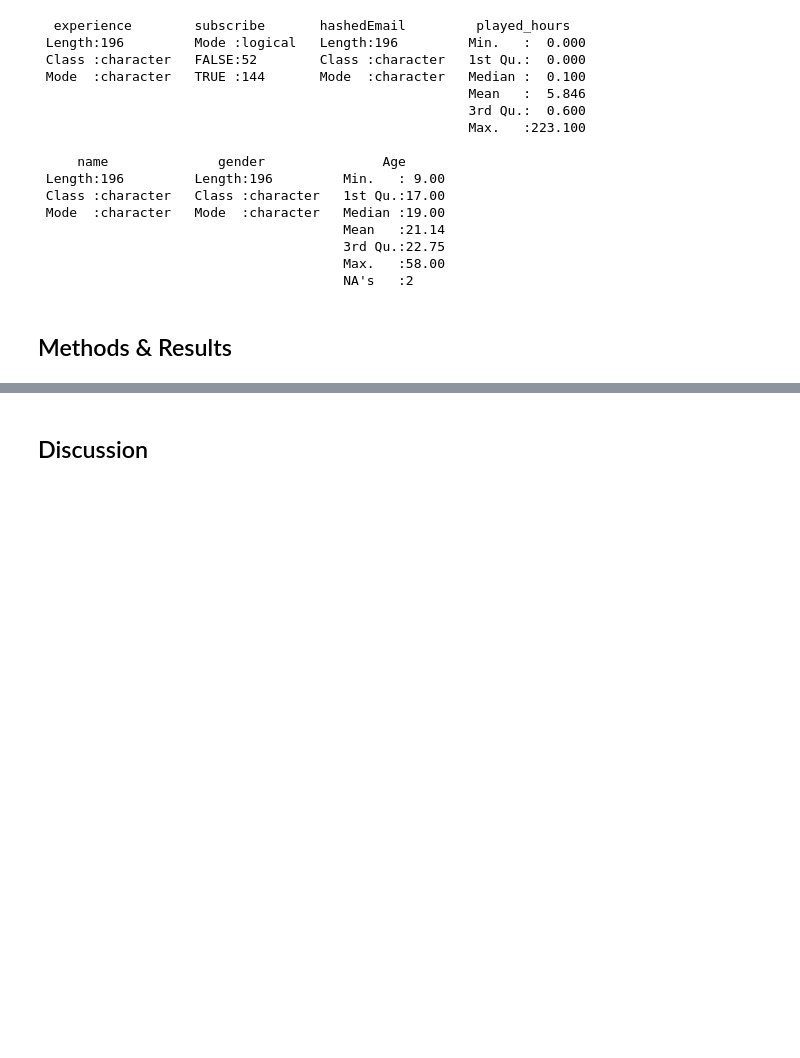
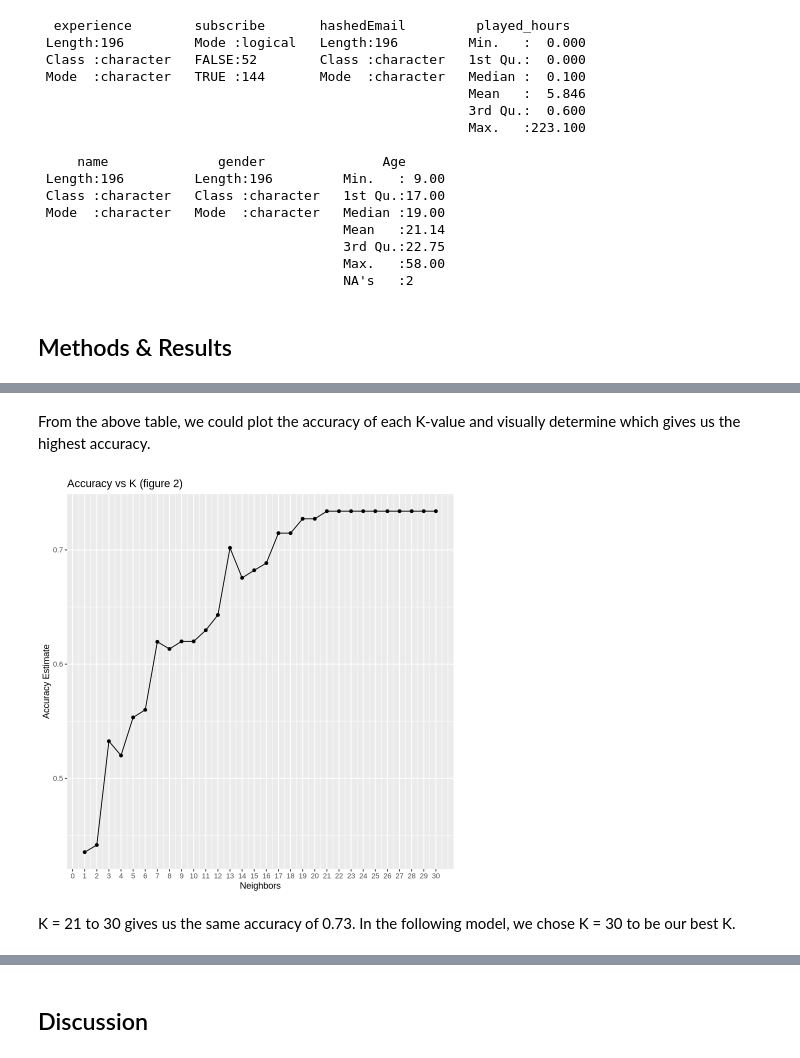
Before and after one commit to capybaraox/Group-18, a Jupyter notebook: Group 18.ipynb, the cells around one changed output, grey strips where cells are left out. Cells and saved outputs as stored; diff of their text form; code cells hidden in the pictures; blank space fills up the shorter version.

```diff
--- a/Group 18.ipynb
+++ b/Group 18.ipynb
@@ -76,0 +96,21 @@ A tibble: 196 × 7
+# %%
+set.seed(2000)
+
+data_split <- initial_split(data, prop = 0.8, strata = subscribe)
+
+train_data <- training(data_split)
+test_data <- testing(data_split)
+
+players_spec <- nearest_neighbor(weight_func = "rectangular", neighbors = tune()) |>
+       set_engine("kknn") |>
+       set_mode("classification")
+
+players_recipe <- recipe(subscribe ~ played_hours + Age, data = train_data) |>
+       step_scale(all_predictors()) |>
+       step_center(all_predictors())
+
+players_workflow <- workflow() |>
+  add_recipe(players_recipe) |>
+  add_model(players_spec)
+
+players_workflow
@@ -76,0 +138,13 @@ A tibble: 196 × 7
+# %%
+set.seed(2000)
+
+players_vfold <- vfold_cv(train_data, v = 10, strata = subscribe)
+
+k_grid <- tibble(neighbors = seq(from = 1, to = 30, by = 1))
+
+accuracy <- players_workflow |>
+       tune_grid(resamples = players_vfold, grid = k_grid) |>
+       collect_metrics() |>
+       filter(.metric == "accuracy")
+
+accuracy
@@ -76,0 +162,14 @@ A tibble: 196 × 7
+# %% [markdown]
+From the above table, we could plot the accuracy of each K-value and visually determine which gives us the highest accuracy.
+# %%
+accuracy_versus_k <- ggplot(accuracy, aes(x = neighbors, y = mean))+
+       geom_point() +
+       geom_line() +
+       labs(x = "Neighbors", y = "Accuracy Estimate", title = "Accuracy vs K (figure 2)") +
+       scale_x_continuous(breaks = seq(0, 30, by = 1))
+
+accuracy_versus_k
+# %% [output]
+[figure, added]
+# %% [markdown]
+K = 21 to 30 gives us the same accuracy of 0.73. In the following model, we chose K = 30 to be our best K.
```
Also changed, not shown: parts of 26 cells of this notebook.
